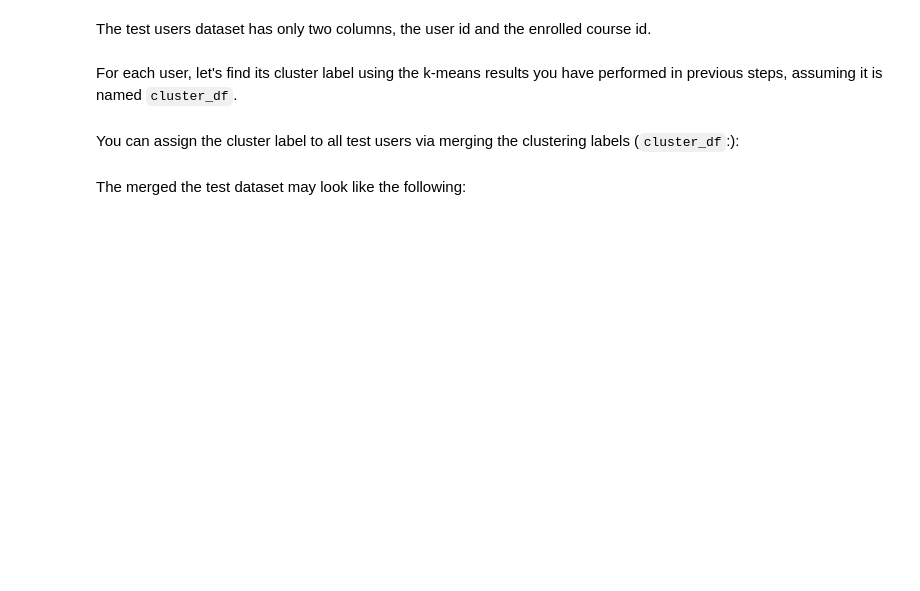
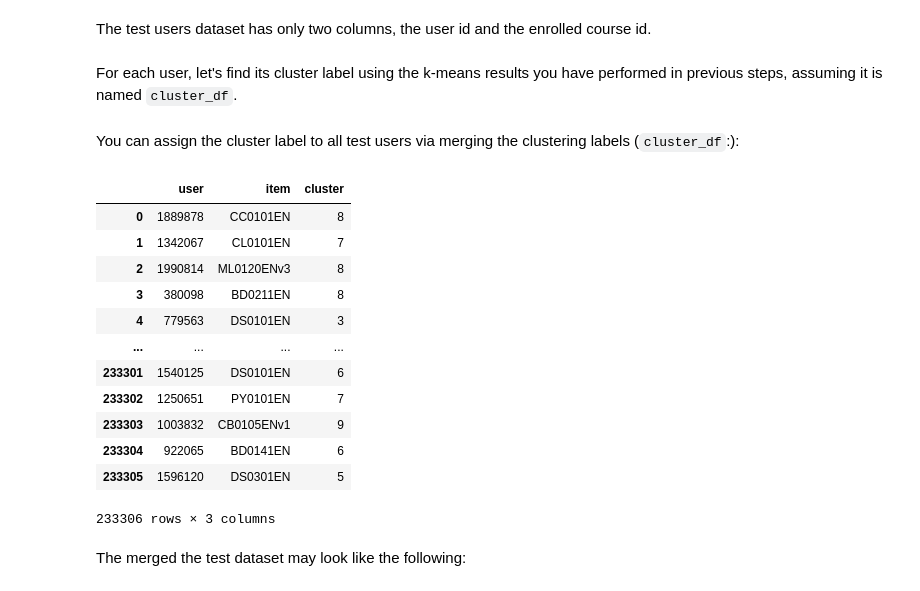
Before and after one commit to sslaquerre07/IBM_Machine_Learning, a Jupyter notebook: course6/module2/lab_jupyter_content_clustering.ipynb, the cells around one changed output. Drawn from its saved outputs; the diff is of its cells as text; code cells hidden in the pictures; blank space fills up the shorter version.

```diff
--- a/course6/module2/lab_jupyter_content_clustering.ipynb
+++ b/course6/module2/lab_jupyter_content_clustering.ipynb
@@ -440,6 +487,21 @@ For each user, let's find its cluster label using the k-means results you have p
 You can assign the cluster label to all test users via merging the clustering labels (`cluster_df`:):
 # %%
 test_users_labelled = pd.merge(test_users_df, cluster_df, left_on='user', right_on='user')
+test_users_labelled
+# %% [output]
+|  | user | item | cluster |
+| 0 | 1889878 | CC0101EN | 8 |
+| 1 | 1342067 | CL0101EN | 7 |
+| 2 | 1990814 | ML0120ENv3 | 8 |
+| 3 | 380098 | BD0211EN | 8 |
+| 4 | 779563 | DS0101EN | 3 |
+| ... | ... | ... | ... |
+| 233301 | 1540125 | DS0101EN | 6 |
+| 233302 | 1250651 | PY0101EN | 7 |
+| 233303 | 1003832 | CB0105ENv1 | 9 |
+| 233304 | 922065 | BD0141EN | 6 |
+| 233305 | 1596120 | DS0301EN | 5 |
+233306 rows × 3 columns
 # %% [markdown]
 The merged the test dataset may look like the following:
 # %% [markdown]
```
Also changed, not shown: parts of 7 cells of this notebook, 1 other file.
